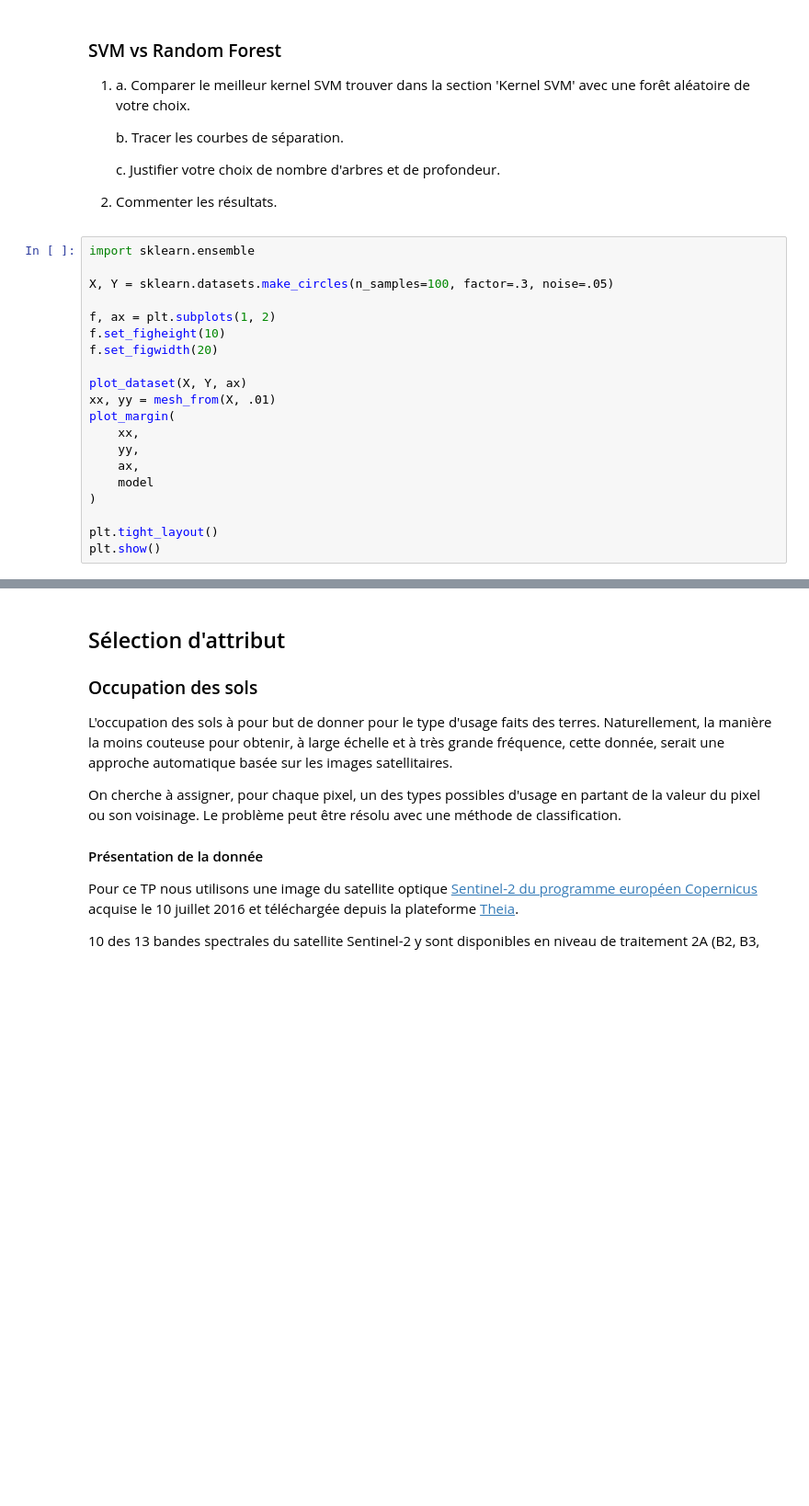
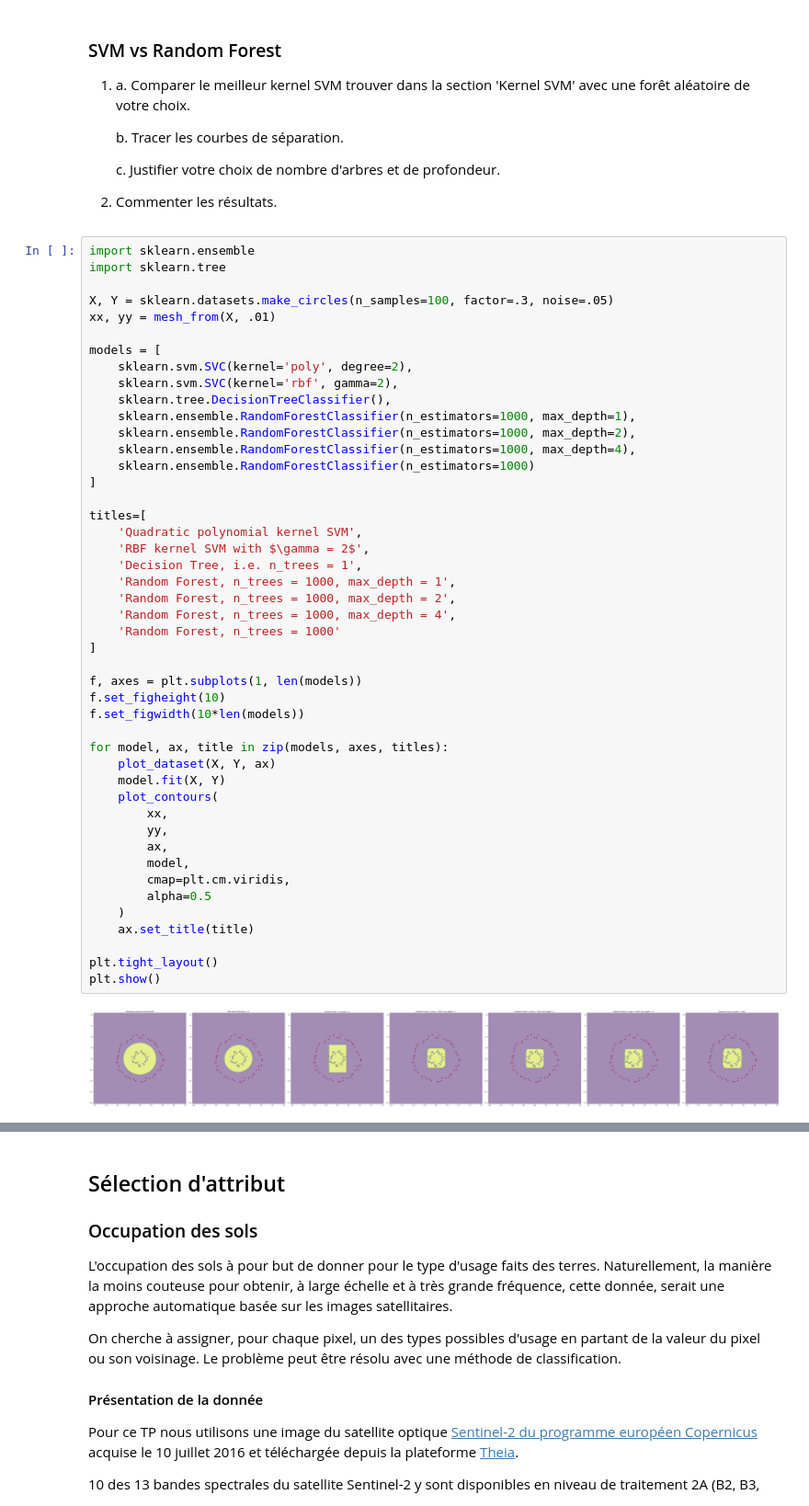
Before and after one commit to ethiy/svm-fs, a Jupyter notebook: TP/tp_svm_fs.ipynb, the cells around one changed output, grey strips where cells are left out. Shown at 92% size. Cells and saved outputs as stored; diff of their text form; blank space fills up the shorter version.

```diff
--- a/TP/tp_svm_fs.ipynb
+++ b/TP/tp_svm_fs.ipynb
@@ -391,23 +401,51 @@ plt.show()
    c. Justifier votre choix de nombre d'arbres et de profondeur.
 
 2. Commenter les résultats.
-# %%
-import sklearn.ensemble
-
-X, Y = sklearn.datasets.make_circles(n_samples=100, factor=.3, noise=.05)
-
-f, ax = plt.subplots(1, 2)
-f.set_figheight(10)
-f.set_figwidth(20)
-
-plot_dataset(X, Y, ax)
-xx, yy = mesh_from(X, .01)
-plot_margin(
-    xx,
-    yy,
-    ax,
-    model
-)
-
-plt.tight_layout()
-plt.show()
+# %%
+import sklearn.ensemble
+import sklearn.tree
+
+X, Y = sklearn.datasets.make_circles(n_samples=100, factor=.3, noise=.05)
+xx, yy = mesh_from(X, .01)
+
+models = [
+    sklearn.svm.SVC(kernel='poly', degree=2),
+    sklearn.svm.SVC(kernel='rbf', gamma=2),
+    sklearn.tree.DecisionTreeClassifier(),
+    sklearn.ensemble.RandomForestClassifier(n_estimators=1000, max_depth=1),
+    sklearn.ensemble.RandomForestClassifier(n_estimators=1000, max_depth=2),
+    sklearn.ensemble.RandomForestClassifier(n_estimators=1000, max_depth=4),
+    sklearn.ensemble.RandomForestClassifier(n_estimators=1000)
+]
+
+titles=[
+    'Quadratic polynomial kernel SVM',
+    'RBF kernel SVM with $\gamma = 2$',
+    'Decision Tree, i.e. n_trees = 1',
+    'Random Forest, n_trees = 1000, max_depth = 1',
+    'Random Forest, n_trees = 1000, max_depth = 2',
+    'Random Forest, n_trees = 1000, max_depth = 4',
+    'Random Forest, n_trees = 1000'
+]
+
+f, axes = plt.subplots(1, len(models))
+f.set_figheight(10)
+f.set_figwidth(10*len(models))
+
+for model, ax, title in zip(models, axes, titles):
+    plot_dataset(X, Y, ax)
+    model.fit(X, Y)
+    plot_contours(
+        xx,
+        yy,
+        ax,
+        model,
+        cmap=plt.cm.viridis,
+        alpha=0.5
+    )
+    ax.set_title(title)
+
+plt.tight_layout()
+plt.show()
+# %% [output]
+[figure, added]
```
Also changed, not shown: parts of 8 cells of this notebook.
